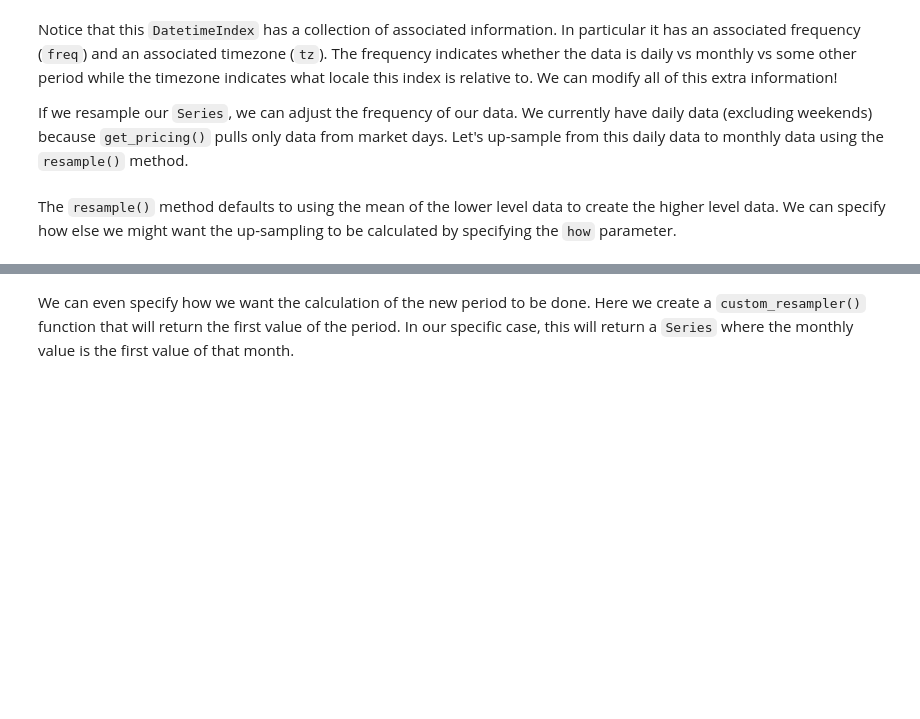
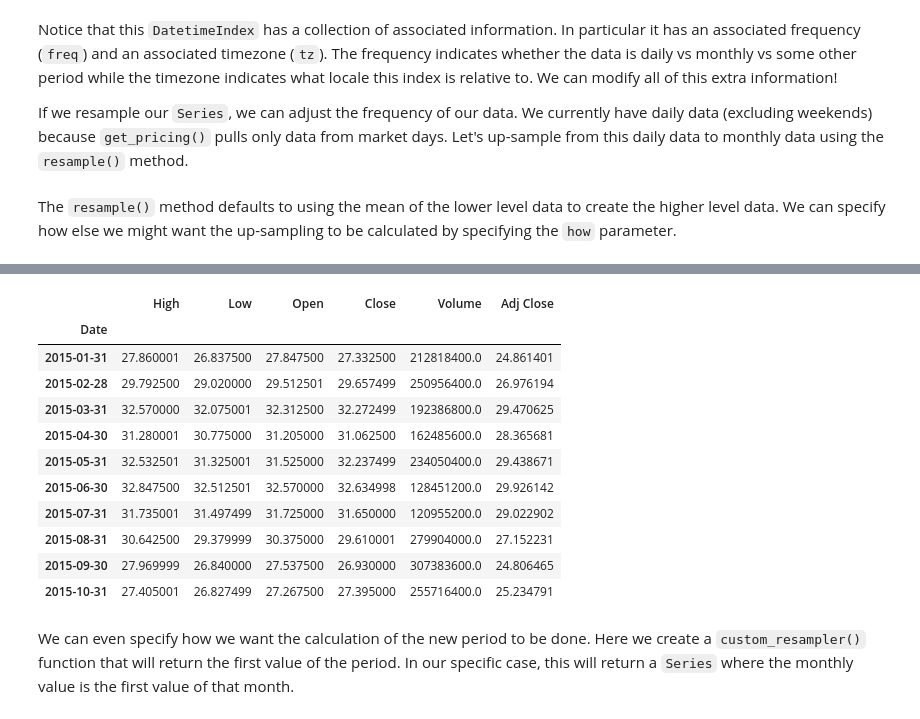
Before and after one commit to gapuentesr/MetNumUN2021I, a Jupyter notebook: Lab1/gapuentesrlecture4.ipynb, the cells around one changed output, grey strips where cells are left out. Cells and saved outputs as stored; diff of their text form; code cells hidden in the pictures; blank space fills up the shorter version.

```diff
--- a/Lab1/gapuentesrlecture4.ipynb
+++ b/Lab1/gapuentesrlecture4.ipynb
@@ -349,3 +413,22 @@ monthly_prices_med.head(10)
+# %%
+def custom_resampler_2(array_like):
+    return array_like[0]
+
+precios_mensuales = precios.resample('M').agg(custom_resampler_2)
+precios_mensuales.head(10)
+# %% [output]
+|  | High | Low | Open | Close | Volume | Adj Close |
+| Date |  |  |  |  |  |  |
+| 2015-01-31 | 27.860001 | 26.837500 | 27.847500 | 27.332500 | 212818400.0 | 24.861401 |
+| 2015-02-28 | 29.792500 | 29.020000 | 29.512501 | 29.657499 | 250956400.0 | 26.976194 |
+| 2015-03-31 | 32.570000 | 32.075001 | 32.312500 | 32.272499 | 192386800.0 | 29.470625 |
+| 2015-04-30 | 31.280001 | 30.775000 | 31.205000 | 31.062500 | 162485600.0 | 28.365681 |
+| 2015-05-31 | 32.532501 | 31.325001 | 31.525000 | 32.237499 | 234050400.0 | 29.438671 |
+| 2015-06-30 | 32.847500 | 32.512501 | 32.570000 | 32.634998 | 128451200.0 | 29.926142 |
+| 2015-07-31 | 31.735001 | 31.497499 | 31.725000 | 31.650000 | 120955200.0 | 29.022902 |
+| 2015-08-31 | 30.642500 | 29.379999 | 30.375000 | 29.610001 | 279904000.0 | 27.152231 |
+| 2015-09-30 | 27.969999 | 26.840000 | 27.537500 | 26.930000 | 307383600.0 | 24.806465 |
+| 2015-10-31 | 27.405001 | 26.827499 | 27.267500 | 27.395000 | 255716400.0 | 25.234791 |
 # %% [markdown]
 We can even specify how we want the calculation of the new period to be done. Here we create a `custom_resampler()` function that will return the first value of the period. In our specific case, this will return a `Series` where the monthly value is the first value of that month.
 # %%
```
Also changed, not shown: parts of 20 cells of this notebook.
